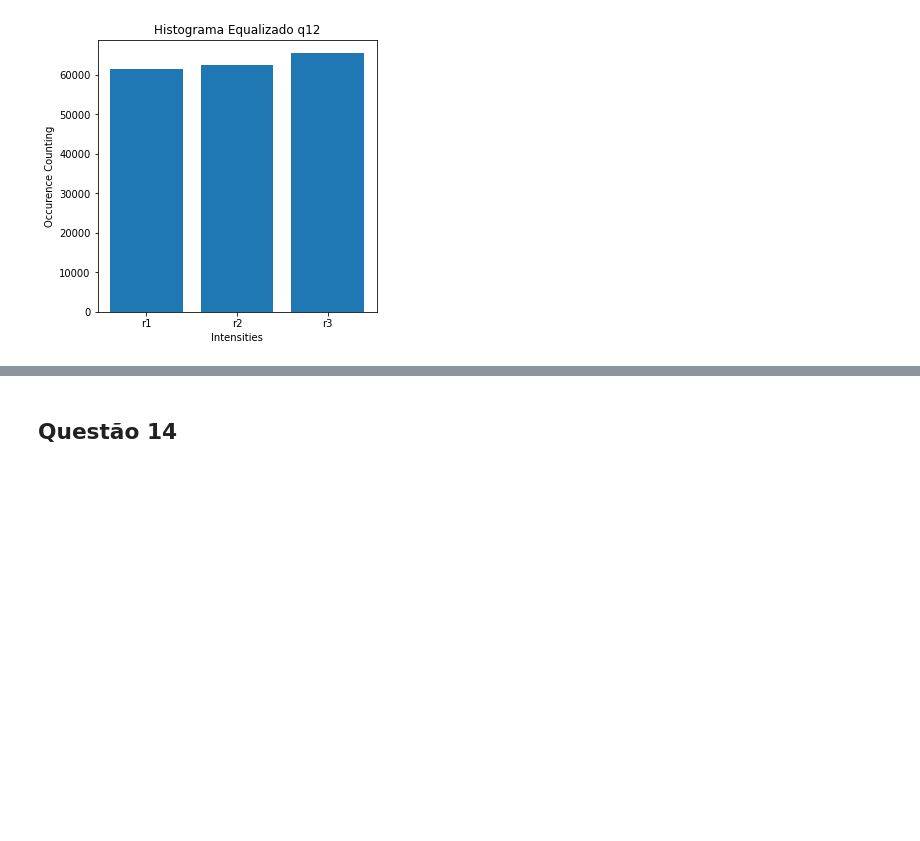
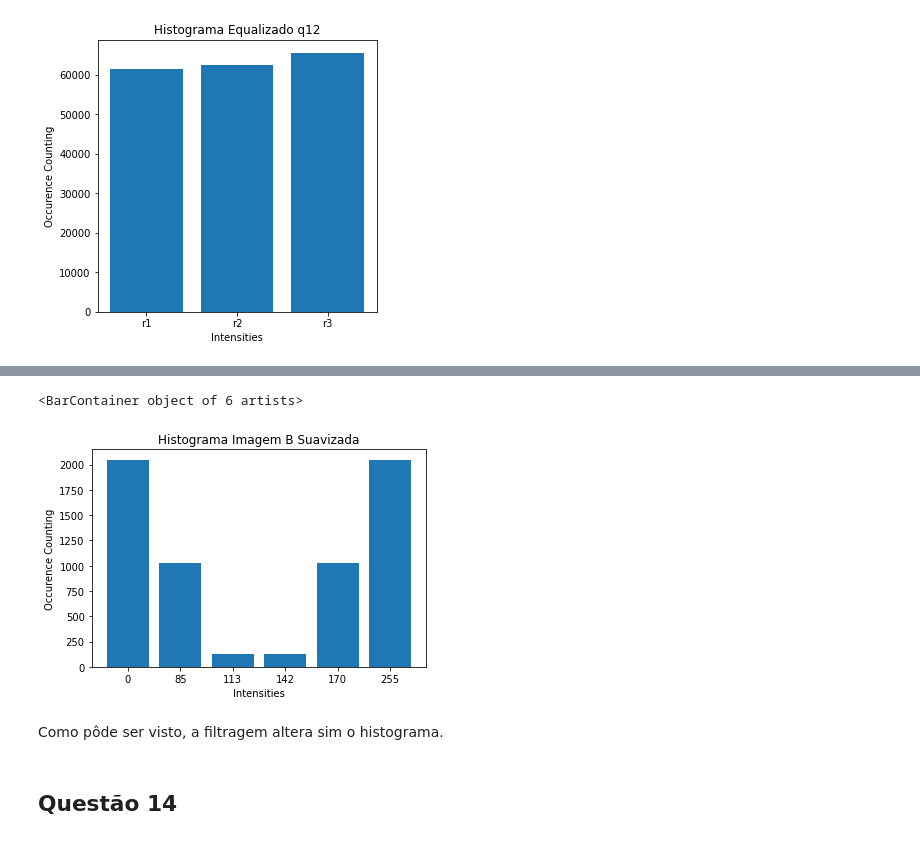
Before and after one commit to mtxslv/dca0445_dip, a Jupyter notebook: lista_periodo_2020_6/lista_pdi_mateus_de_assis.ipynb, the cells around one changed output, grey strips where cells are left out. Drawn from its saved outputs; the diff is of its cells as text; code cells hidden in the pictures; blank space fills up the shorter version.

```diff
--- a/lista_periodo_2020_6/lista_pdi_mateus_de_assis.ipynb
+++ b/lista_periodo_2020_6/lista_pdi_mateus_de_assis.ipynb
@@ -278,0 +326,2 @@ plt.bar([0,1,2],cum_hist, tick_label = ("r1","r2","r3"))
+# %%
+hist_b_suavizado = np.array([2048,1024,128, 128, 1024,2048]) # 0 85 113 142 170 255
@@ -279,3 +354,13 @@ plt.bar([0,1,2],cum_hist, tick_label = ("r1","r2","r3"))
+# %%
+plt.title("Histograma Imagem B Suavizada")
+plt.ylabel("Occurence Counting")
+plt.xlabel("Intensities")
+plt.bar([0,1,2,3,4,5],hist_b_suavizado, tick_label = ("0","85","113","142","170","255")) #0 85 113 142 170 255
+# %% [output]
+<BarContainer object of 6 artists>
+[figure, added]
+# %% [markdown]
+Como pôde ser visto, a filtragem altera sim o histograma.
 # %% [markdown]
 ## Questão 14
 # %% [markdown]
```
Also changed, not shown: parts of 12 cells of this notebook, 2 other files.
